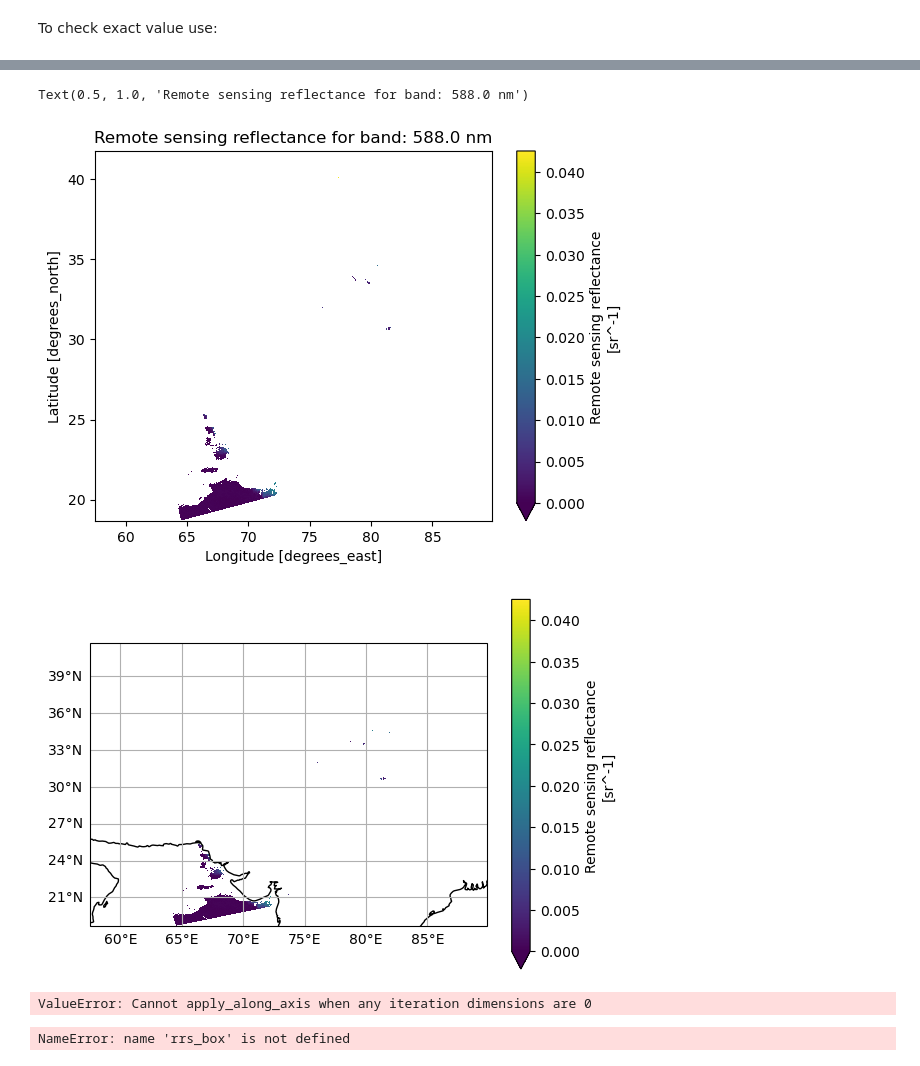
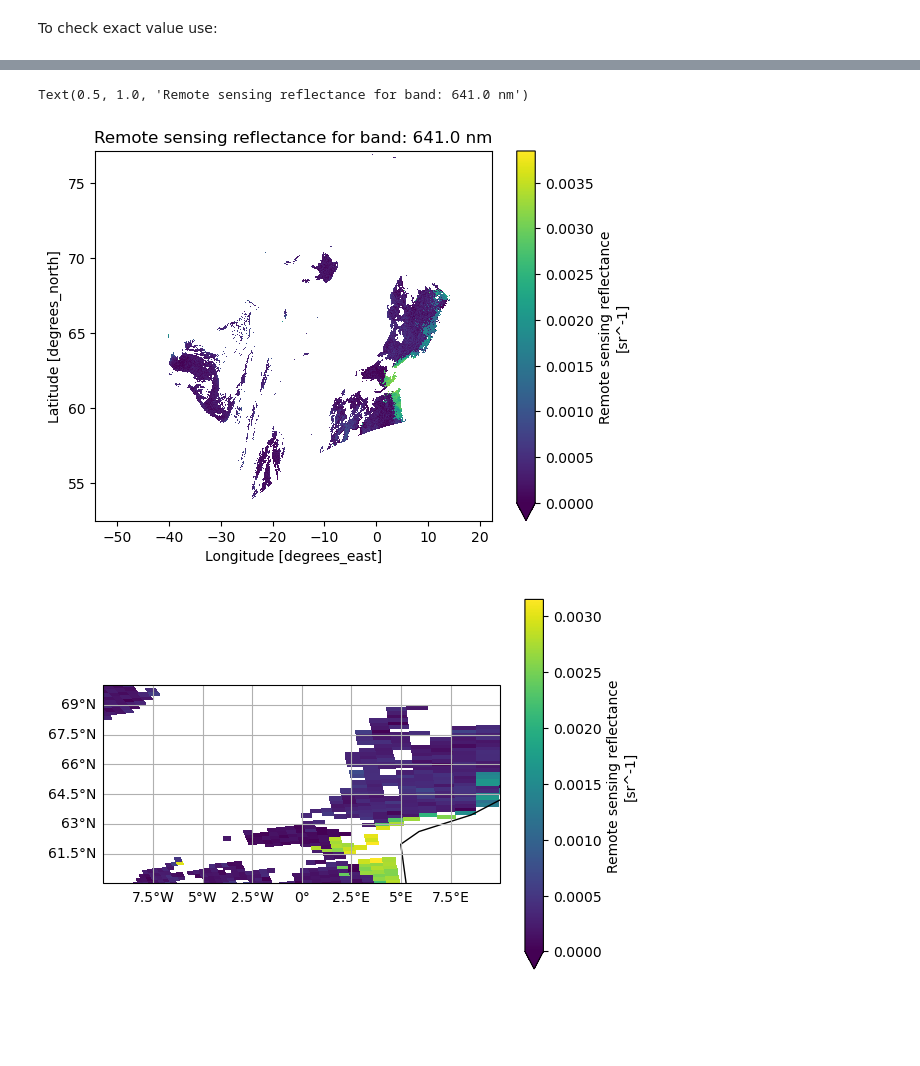
Before and after one commit to 1234ulus/RemoteSensing, a Jupyter notebook: PACE_explore_data.ipynb, the cells around one changed output, grey strips where cells are left out. Drawn from its saved outputs; the diff is of its cells as text; code cells hidden in the pictures; blank space fills up the shorter version.

Commit message:
PACE notebooks update

```diff
--- a/PACE_explore_data.ipynb
+++ b/PACE_explore_data.ipynb
@@ -8,7 +8,7 @@ import xarray as xr
 # %% [markdown]
 Create path two local files, PACE data for level 1 and level 2
 # %%
-paths = ['local_folder\\PACE_OCI.20240401T172947.L1B.V2.nc', 'local_folder\\PACE_OCI.20240502T073809.L2.OC_AOP.V2_0.NRT.nc']
+paths = ['local_folder\\PACE_OCI.20240401T172947.L1B.V2.nc', './PACE_Lofoten_May/PACE_OCI.20240502T124308.L2.OC_AOP.V3_0.nc']
 # %% [markdown]
 Open first file. Level 1 data
 As xarray data set, again we do not see groups
@@ -209,35 +209,23 @@ plot = dataset.sel(
 # %%
-rrs = dataset["Rrs"].sel({"wavelength_3d": 100})
+rrs = dataset["Rrs"].sel({"wavelength_3d": 110})
 plot = rrs.plot(x="longitude", y="latitude", cmap="viridis", vmin=0)
-plt.title(f'Remote sensing reflectance for band: {wavelength_3d[100].data} nm' )
+plt.title(f'Remote sensing reflectance for band: {wavelength_3d[110].data} nm' )
 # %% [output]
-Text(0.5, 1.0, 'Remote sensing reflectance for band: 588.0 nm')
+Text(0.5, 1.0, 'Remote sensing reflectance for band: 641.0 nm')
-[figure, old version]
+[figure, new version]
 # %%
+rrs_small = rrs.isel(
+    number_of_lines=slice(None, None, 1720//100),
+    pixels_per_line=slice(None, None, 1272//100)
+)
+
 fig = plt.figure()
 ax = plt.axes(projection=ccrs.PlateCarree())
-ax.coastlines()
+ax.coastlines(resolution='110m')
 ax.gridlines(draw_labels={"left": "y", "bottom": "x"})
-plot = rrs.plot(x="longitude", y="latitude", cmap="viridis", vmin=0, ax=ax)
+ax.set_xlim(-10, 10)
+ax.set_ylim(60, 70)
+
+plot = rrs_small.plot(x="longitude", y="latitude", cmap="viridis", vmin=0, ax=ax)
 # %% [output]
-[figure, old version]
+[figure, new version]
-# %%
-rrs_box = dataset["Rrs"].where(
-    (
-        (dataset["latitude"] > 67)
-        & (dataset["latitude"] < 67.5)
-        & (dataset["longitude"] > 20)
-        & (dataset["longitude"] < 20.3)
-    ),
-    drop=True,
-)
-rrs_box.sizes
-# %% [output]
-ValueError: Cannot apply_along_axis when any iteration dimensions are 0
-# %%
-rrs_stack = rrs_box.stack(
-    {"pixel": ["number_of_lines", "pixels_per_line"]}, create_index=False,
-)
-plot = rrs_stack.plot.line(hue="pixel")
-# %% [output]
-NameError: name 'rrs_box' is not defined
```
Also changed, not shown: parts of 9 cells of this notebook, 1 other file.
